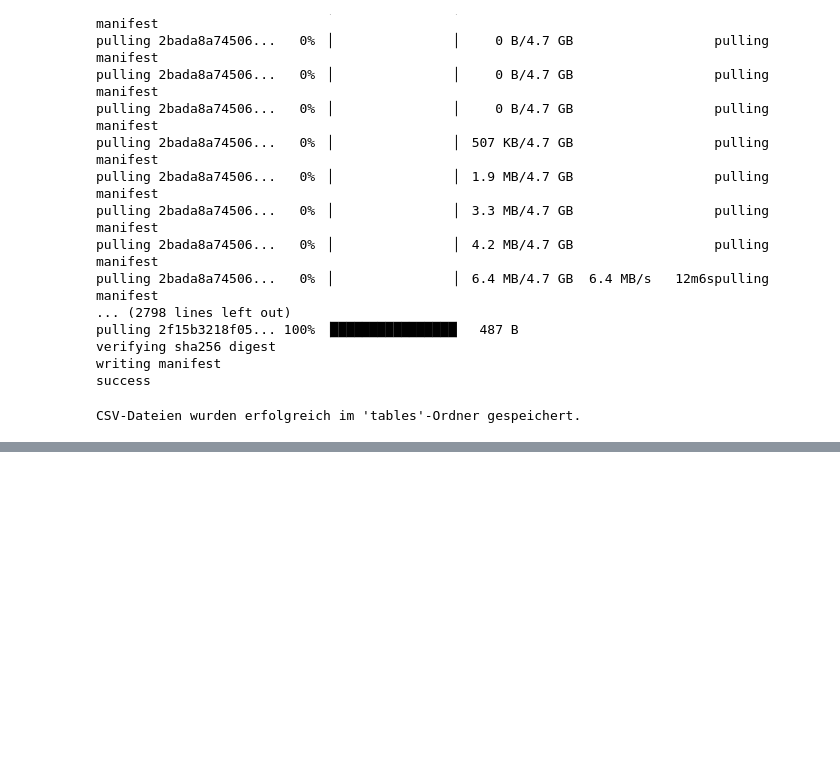
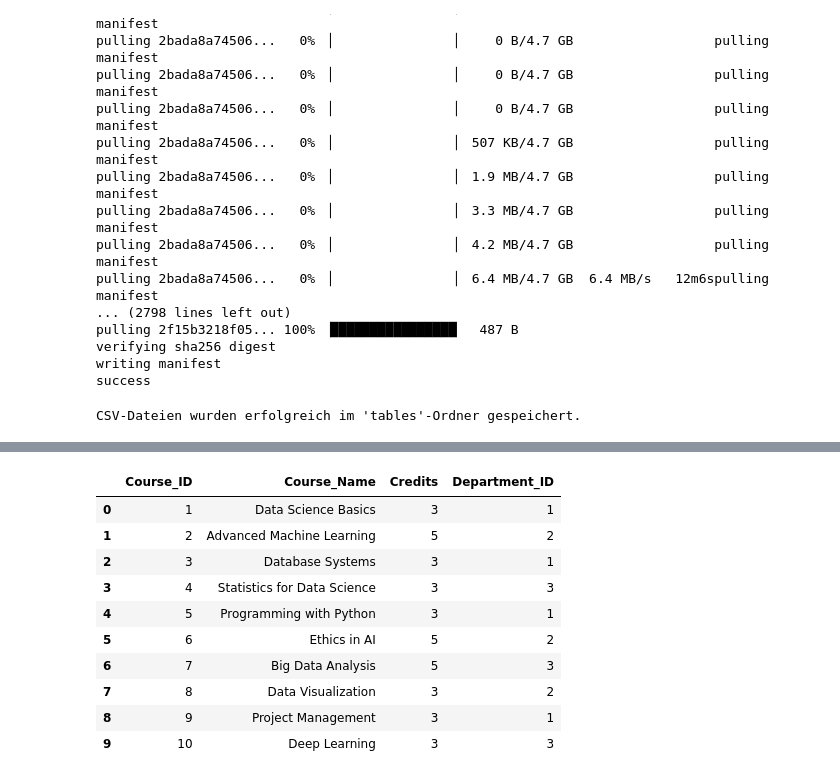
Before and after one commit to Flemming-R/IU_Hausarbeit_FlemmingRommelfangen, a Jupyter notebook: main.ipynb, the cells around one changed output, grey strips where cells are left out. Drawn from its saved outputs; the diff is of its cells as text; code cells hidden in the pictures; blank space fills up the shorter version.

```diff
--- a/main.ipynb
+++ b/main.ipynb
@@ -132,0 +149,14 @@ CSV-Dateien wurden erfolgreich im 'tables'-Ordner gespeichert.
+# %%
+course_df
+# %% [output]
+|  | Course_ID | Course_Name | Credits | Department_ID |
+| 0 | 1 | Data Science Basics | 3 | 1 |
+| 1 | 2 | Advanced Machine Learning | 5 | 2 |
+| 2 | 3 | Database Systems | 3 | 1 |
+| 3 | 4 | Statistics for Data Science | 3 | 3 |
+| 4 | 5 | Programming with Python | 3 | 1 |
+| 5 | 6 | Ethics in AI | 5 | 2 |
+| 6 | 7 | Big Data Analysis | 5 | 3 |
+| 7 | 8 | Data Visualization | 3 | 2 |
+| 8 | 9 | Project Management | 3 | 1 |
+| 9 | 10 | Deep Learning | 3 | 3 |
```
Also changed, not shown: parts of 1 cell of this notebook.
